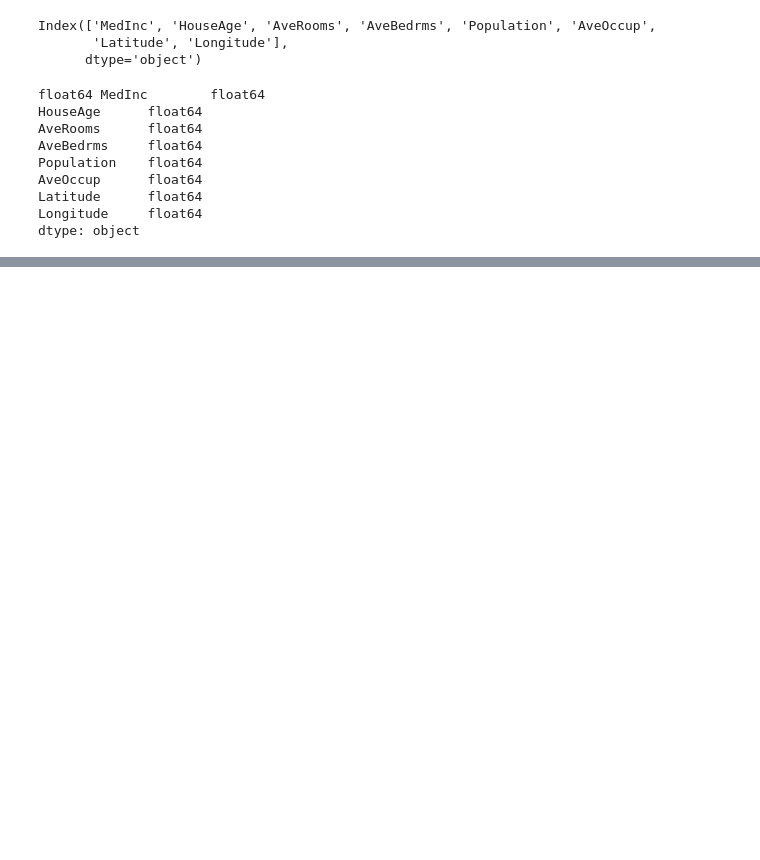
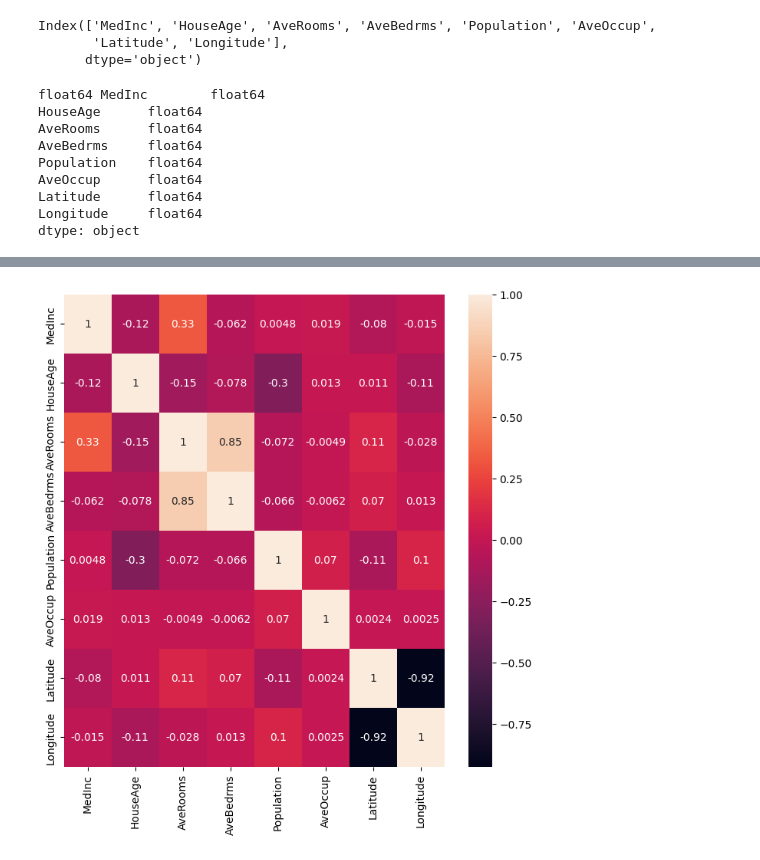
Before and after one commit to aiaaee/California_Housing, a Jupyter notebook: CaliforniaHousing2.ipynb, the cells around one changed output, grey strips where cells are left out. Cells and saved outputs as stored; diff of their text form; code cells hidden in the pictures; blank space fills up the shorter version.

```diff
--- a/CaliforniaHousing2.ipynb
+++ b/CaliforniaHousing2.ipynb
@@ -73,0 +82,8 @@ px.histogram(data_frame=X, x='MedInc',color_discrete_sequence=['#ff3399','#3399f
+# %%
+corr = X.corr()
+
+plt.figure(figsize=(8,8))
+sns.heatmap(corr,annot=True)
+plt.show()
+# %% [output]
+[figure, added]
```
Also changed, not shown: parts of 2 cells of this notebook.
